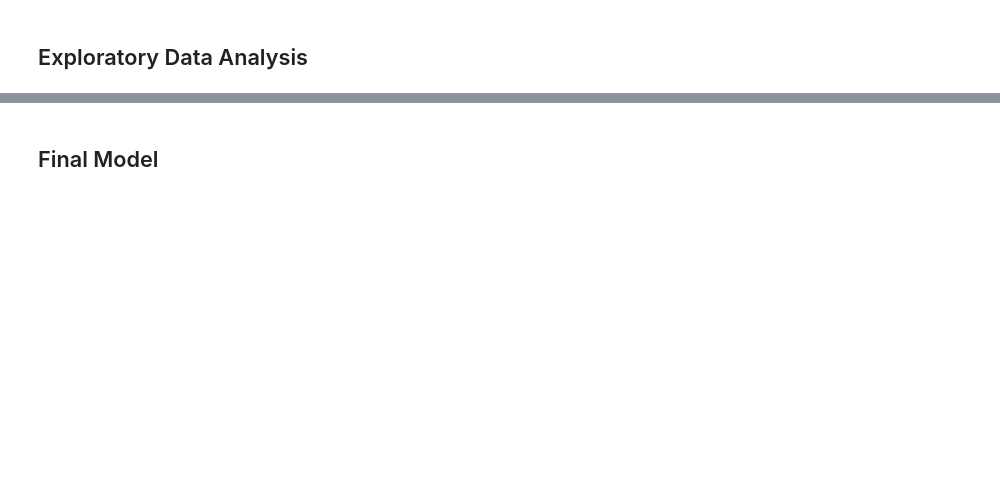
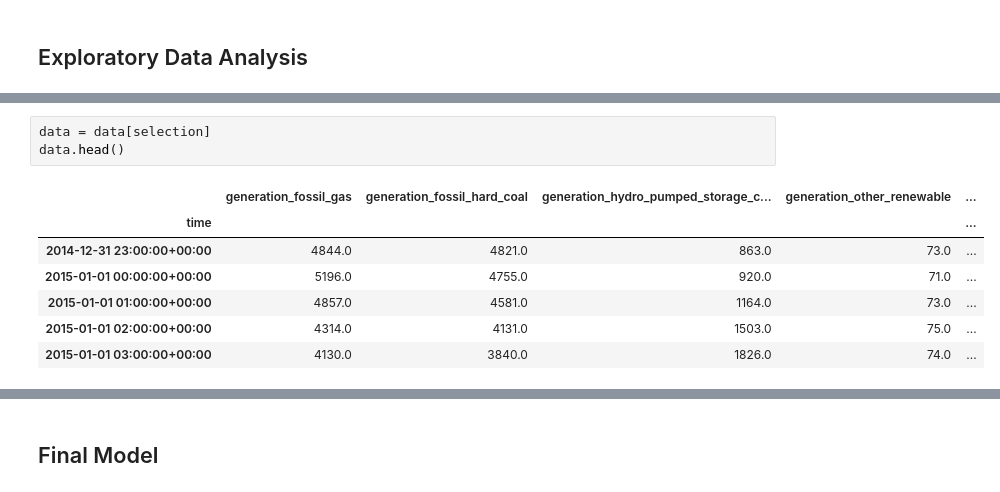
Before and after one commit to MattHendo/Time-Series-Energy-Markets, a Jupyter notebook: Time_Series_Energy_Markets.ipynb, the cells around one changed output, grey strips where cells are left out. Drawn from its saved outputs; the diff is of its cells as text; blank space fills up the shorter version.

```diff
--- a/Time_Series_Energy_Markets.ipynb
+++ b/Time_Series_Energy_Markets.ipynb
@@ -151,0 +272,11 @@ dtype: int64
+# %%
+data = data[selection]
+data.head()
+# %% [output]
+|  | generation_fossil_gas | generation_fossil_hard_coal | generation_hydro_pumped_storage_c... | generation_other_renewable | ... |
+| time |  |  |  |  | ... |
+| 2014-12-31 23:00:00+00:00 | 4844.0 | 4821.0 | 863.0 | 73.0 | ... |
+| 2015-01-01 00:00:00+00:00 | 5196.0 | 4755.0 | 920.0 | 71.0 | ... |
+| 2015-01-01 01:00:00+00:00 | 4857.0 | 4581.0 | 1164.0 | 73.0 | ... |
+| 2015-01-01 02:00:00+00:00 | 4314.0 | 4131.0 | 1503.0 | 75.0 | ... |
+| 2015-01-01 03:00:00+00:00 | 4130.0 | 3840.0 | 1826.0 | 74.0 | ... |
```
Also changed, not shown: parts of 15 cells of this notebook.
